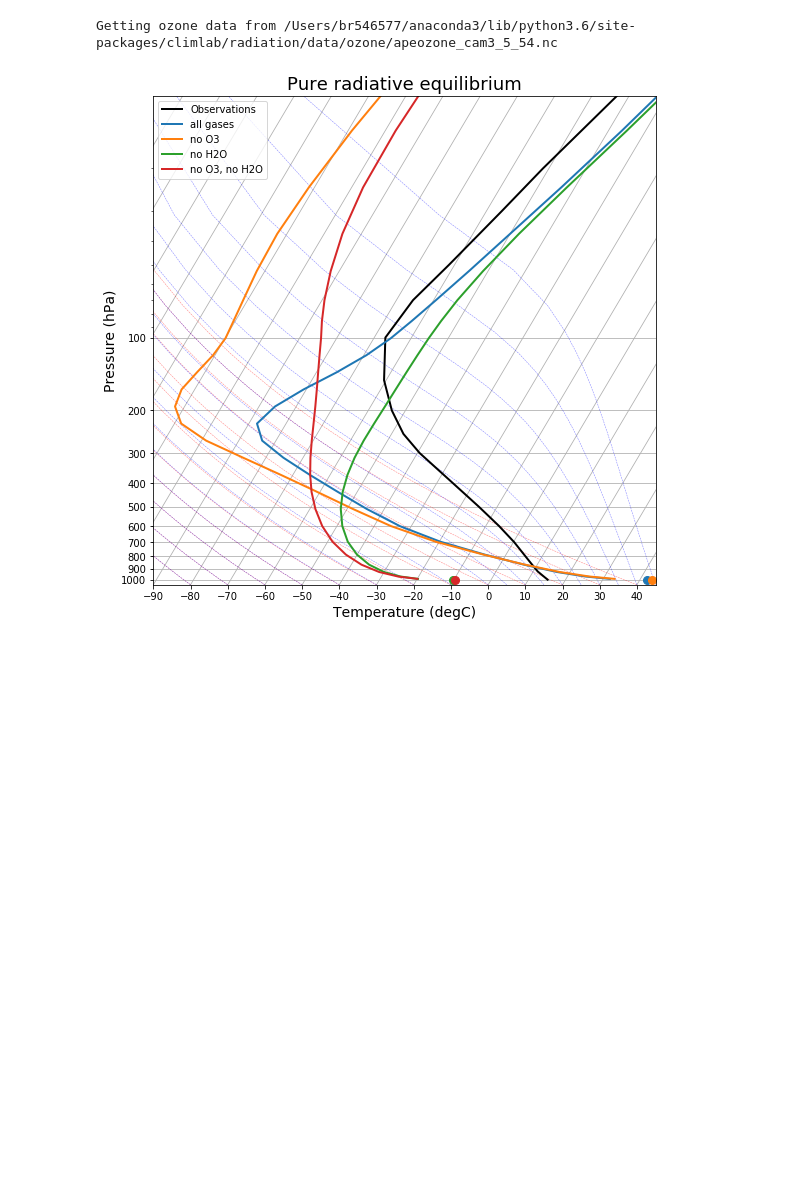
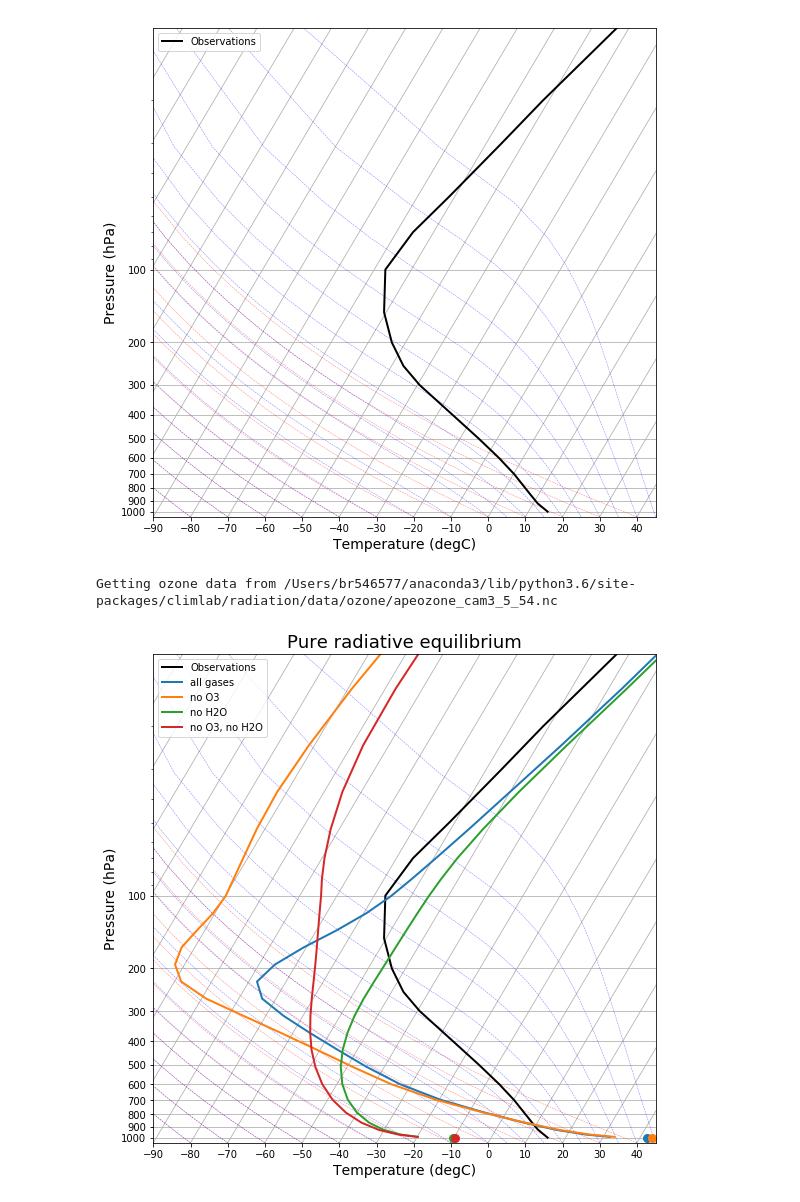
Before and after one commit to brian-rose/env-415, a Jupyter notebook: notes/VerticalProfiles.ipynb, the cells around one changed output. Cells and saved outputs as stored; diff of their text form; code cells hidden in the pictures; blank space fills up the shorter version.

```diff
--- a/notes/VerticalProfiles.ipynb
+++ b/notes/VerticalProfiles.ipynb
@@ -9,13 +9,10 @@ from metpy.plots import SkewT
 # %%
 # This will try to read the data over the internet.
 temperature_filename = 'air.mon.1981-2010.ltm.nc'
-humidity_filename = 'shum.mon.1981-2010.ltm.nc'
 #  to read over internet
 ncep_url = "http://www.esrl.noaa.gov/psd/thredds/dodsC/Datasets/ncep.reanalysis.derived/pressure/"
-path = ncep_url
 #  Open handle to data
-ncep_air = xr.open_dataset(path + temperature_filename, decode_times=False)
-ncep_shum = xr.open_dataset(path + humidity_filename, decode_times=False)
+ncep_air = xr.open_dataset(ncep_url + temperature_filename, decode_times=False)
 # %%
 #  Take global, annual average and convert to Kelvin
 weight = cos(deg2rad(ncep_air.lat)) / cos(deg2rad(ncep_air.lat)).mean(dim='lat')
@@ -30,3 +36,7 @@ ncep_temp_zon = ncep_temp.skt.mean(dim='lon')
+# %%
+skew = make_skewT()
+# %% [output]
+[figure, added]
 # %%
 datapath = "http://ramadda.atmos.albany.edu:8080/repository/opendap/latest/Top/Users/BrianRose/CESM_runs/"
 endstr = "/entry.das"
```
Also changed, not shown: parts of 13 cells of this notebook.
